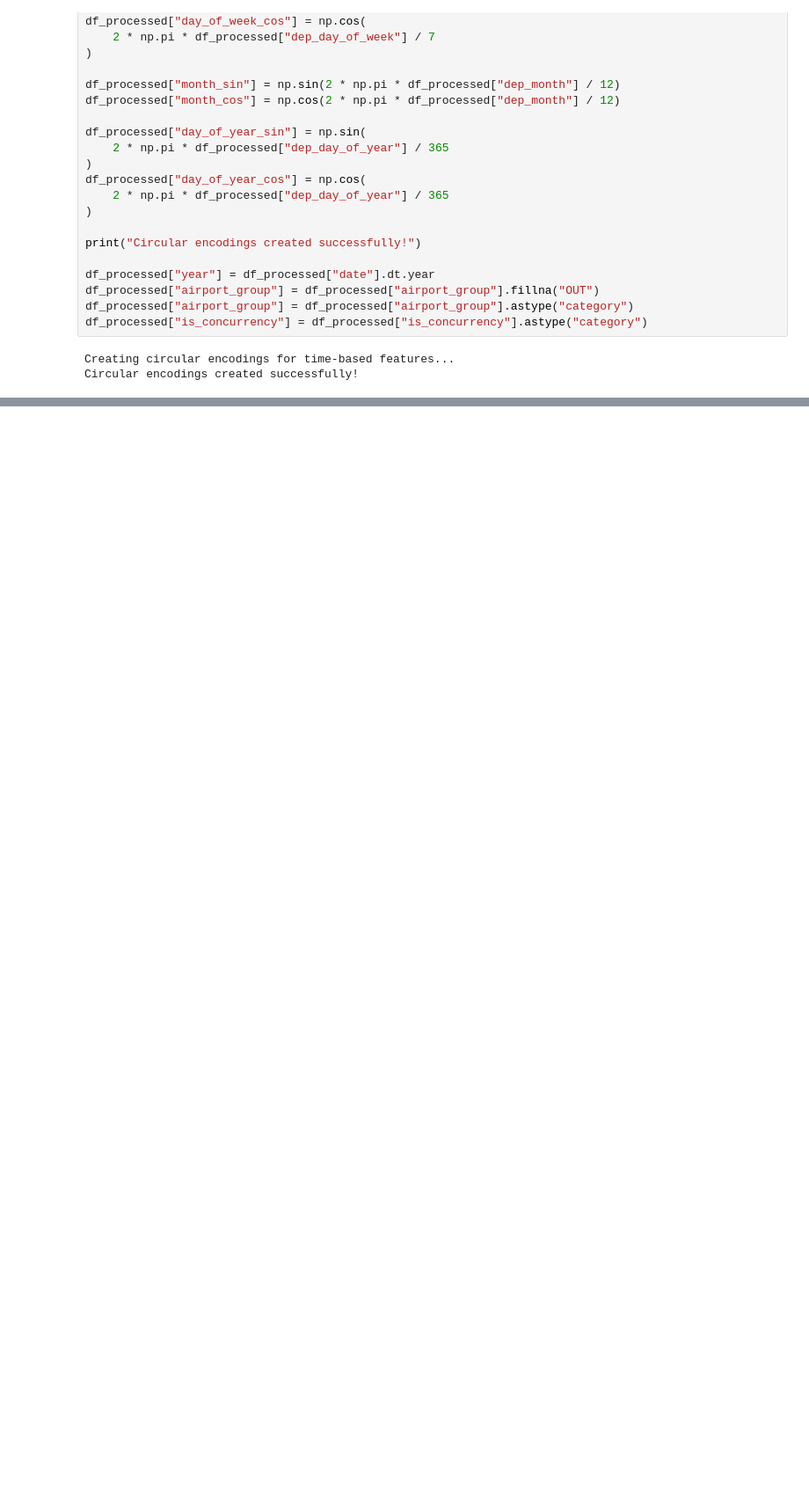
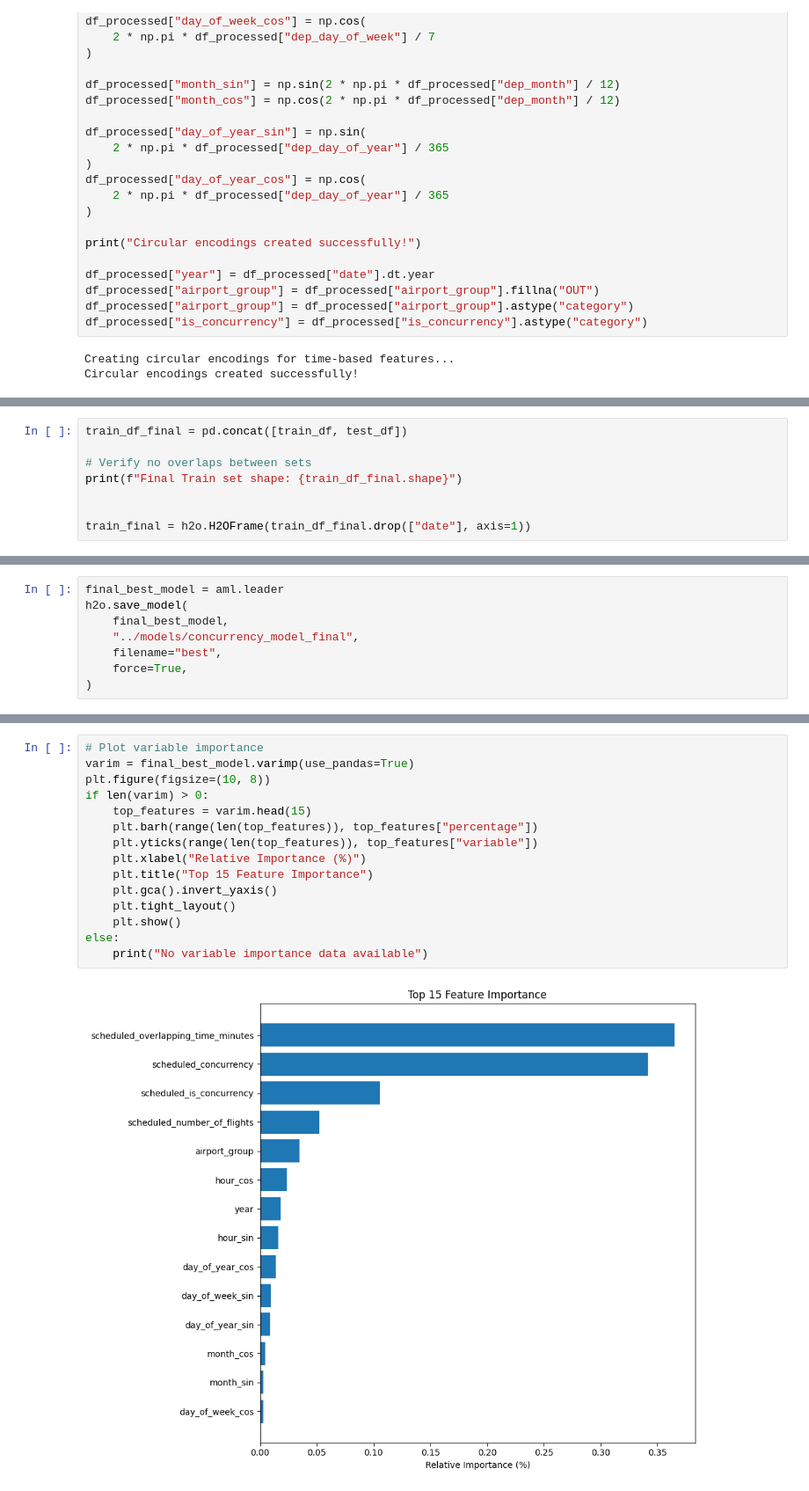
Before and after one commit to tobiasfremming/AvinorHackathon, a Jupyter notebook: prediction/concurrency_prediction.ipynb, the cells around one changed output, grey strips where cells are left out. Shown at 88% size. Cells and saved outputs as stored; diff of their text form; blank space fills up the shorter version.

```diff
--- a/prediction/concurrency_prediction.ipynb
+++ b/prediction/concurrency_prediction.ipynb
@@ -704,0 +604,8 @@ Based on your variable importance, focus on:
+# %%
+train_df_final = pd.concat([train_df, test_df])
+
+# Verify no overlaps between sets
+print(f"Final Train set shape: {train_df_final.shape}")
+
+
+train_final = h2o.H2OFrame(train_df_final.drop(["date"], axis=1))
@@ -704,0 +684,8 @@ Based on your variable importance, focus on:
+# %%
+final_best_model = aml.leader
+h2o.save_model(
+    final_best_model,
+    "../models/concurrency_model_final",
+    filename="best",
+    force=True,
+)
@@ -704,0 +724,17 @@ Based on your variable importance, focus on:
+# %%
+# Plot variable importance
+varim = final_best_model.varimp(use_pandas=True)
+plt.figure(figsize=(10, 8))
+if len(varim) > 0:
+    top_features = varim.head(15)
+    plt.barh(range(len(top_features)), top_features["percentage"])
+    plt.yticks(range(len(top_features)), top_features["variable"])
+    plt.xlabel("Relative Importance (%)")
+    plt.title("Top 15 Feature Importance")
+    plt.gca().invert_yaxis()
+    plt.tight_layout()
+    plt.show()
+else:
+    print("No variable importance data available")
+# %% [output]
+[figure, added]
```
Also changed, not shown: parts of 23 cells of this notebook, 3 other files.
